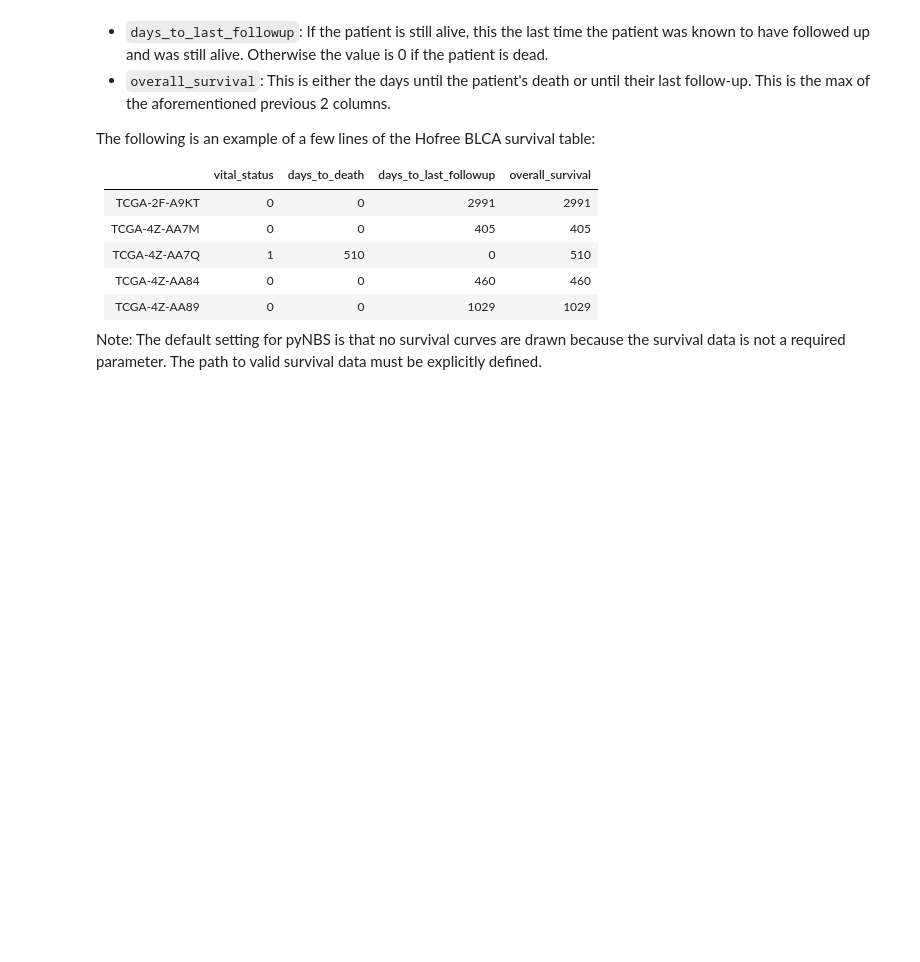
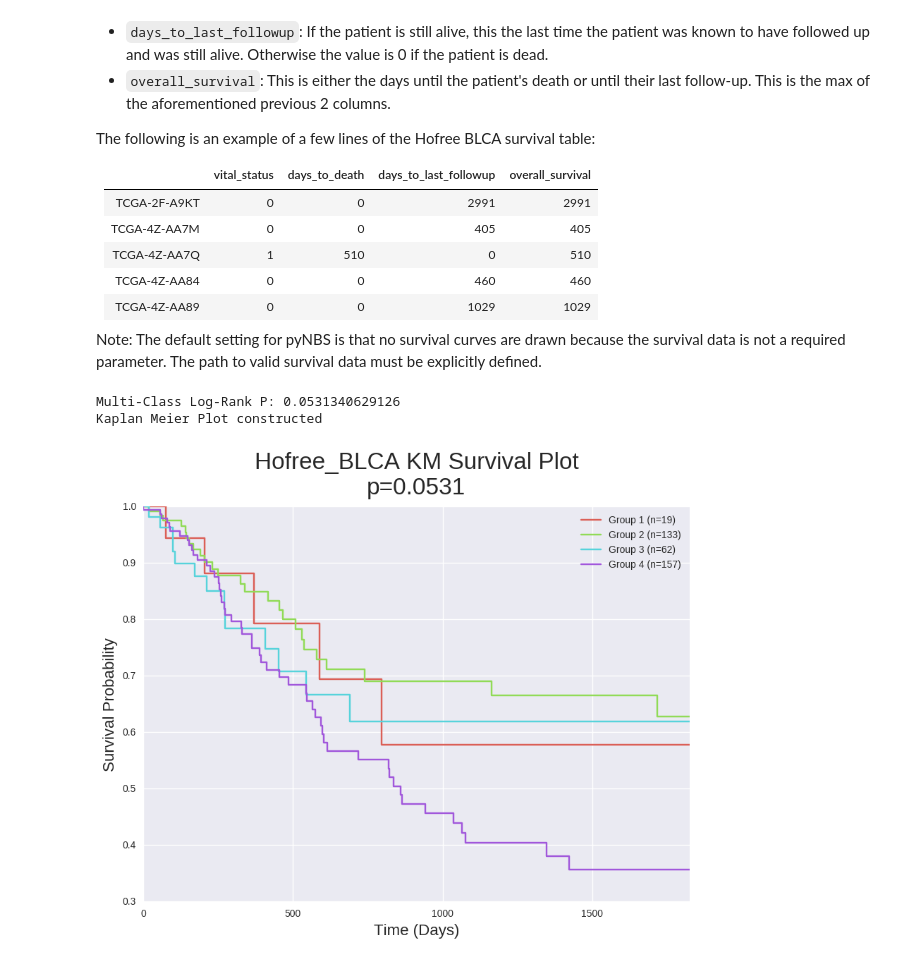
Before and after one commit to idekerlab/pyNBS, a Jupyter notebook: Examples/CancerSubnetwork_BLCA_pyNBS_Notebook.ipynb, the cells around one changed output. Cells and saved outputs as stored; diff of their text form; code cells hidden in the pictures; blank space fills up the shorter version.

```diff
--- a/Examples/CancerSubnetwork_BLCA_pyNBS_Notebook.ipynb
+++ b/Examples/CancerSubnetwork_BLCA_pyNBS_Notebook.ipynb
@@ -67,6 +67,6 @@ A1BG	PIK3R1
 # %%
 # The only required parameter for this function is the network file path
 
-network_filepath = './Example_Data/Network_Files/CancerSubnetwork.txt'
+network_filepath = '/cellar/users/jkhuang/Data/Projects/pyNBS/Data/CancerSubnetwork_v1_old.txt'
 network = dit.load_network_file(network_filepath)
 # %% [output]
@@ -264,8 +284,12 @@ The following is an example of a few lines of the Hofree BLCA survival table:
 Note: The default setting for pyNBS is that no survival curves are drawn because the survival data is not a required parameter. The path to valid survival data must be explicitly defined.
 # %%
 # Load survival Data
-surv_data = './Example_Data/Clinical_Files/BLCA.clin.merged.Hofree.txt'
+surv_data = './Example_Data/Clinical_Files/BLCA.clin.merged.surv.txt'
 
 # Plot KM Plot for patient clusters
-plot.cluster_KMplot(NBS_cluster_assign, surv_data, delimiter=',', **save_args)
-Image(filename = pyNBS_params['outdir']+pyNBS_params['job_name']+'_KM_plot.png', width=600, height=600)
+plot.cluster_KMplot(NBS_cluster_assign, surv_data, delimiter=',', tmax=1825, **save_args)
+Image(filename = save_args['outdir']+save_args['job_name']+'_KM_plot.png', width=600, height=600)
+# %% [output]
+Multi-Class Log-Rank P: 0.0531340629126
+Kaplan Meier Plot constructed
+[figure, added]
```
Also changed, not shown: parts of 7 cells of this notebook, 32 other files.
